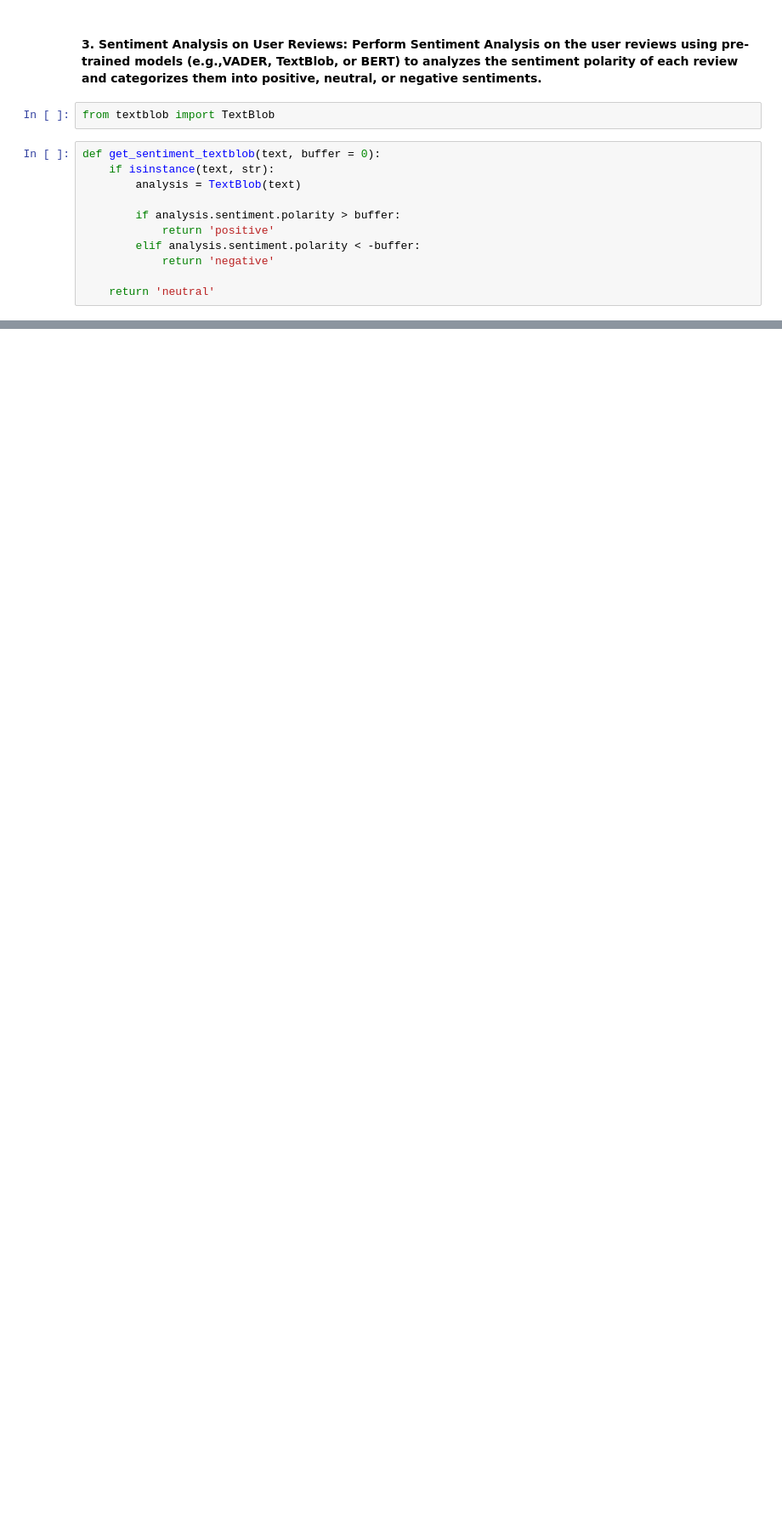
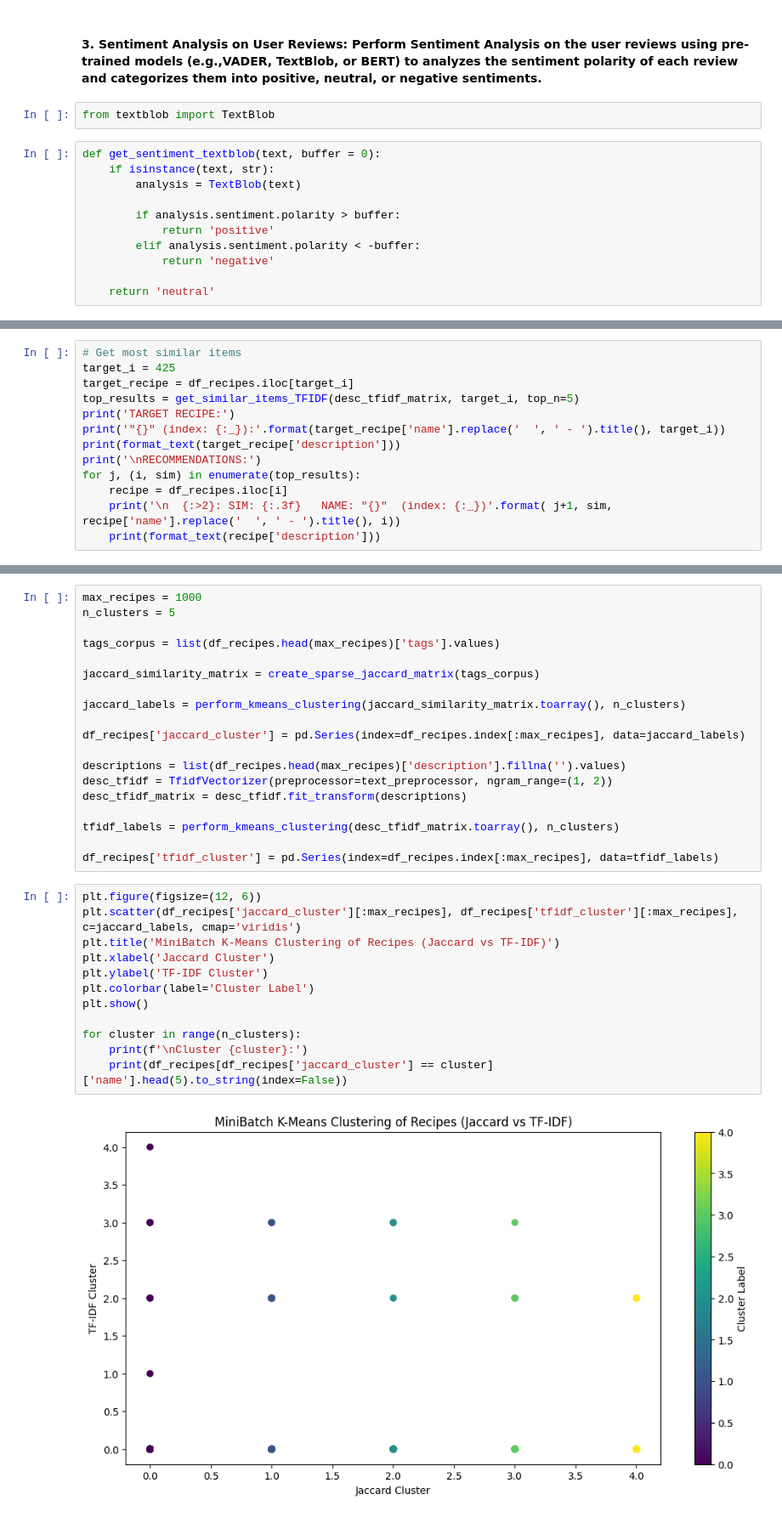
Before and after one commit to MattThePerson/NLP_Project_2024, a Jupyter notebook: pau_notebook.ipynb, the cells around one changed output, grey strips where cells are left out. Shown at 85% size. Drawn from its saved outputs; the diff is of its cells as text; blank space fills up the shorter version.

```diff
--- a/pau_notebook.ipynb
+++ b/pau_notebook.ipynb
@@ -56,0 +272,13 @@ df_interact_subset.head(reviews_to_show)
+# %%
+# Get most similar items
+target_i = 425
+target_recipe = df_recipes.iloc[target_i]
+top_results = get_similar_items_TFIDF(desc_tfidf_matrix, target_i, top_n=5)
+print('TARGET RECIPE:')
+print('"{}" (index: {:_}):'.format(target_recipe['name'].replace('  ', ' - ').title(), target_i))
+print(format_text(target_recipe['description']))
+print('\nRECOMMENDATIONS:')
+for j, (i, sim) in enumerate(top_results):
+    recipe = df_recipes.iloc[i]
+    print('\n  {:>2}: SIM: {:.3f}   NAME: "{}"  (index: {:_})'.format( j+1, sim, recipe['name'].replace('  ', ' - ').title(), i))
+    print(format_text(recipe['description']))
@@ -56,0 +334,33 @@ df_interact_subset.head(reviews_to_show)
+# %%
+max_recipes = 1000
+n_clusters = 5
+
+tags_corpus = list(df_recipes.head(max_recipes)['tags'].values)
+
+jaccard_similarity_matrix = create_sparse_jaccard_matrix(tags_corpus)
+
+jaccard_labels = perform_kmeans_clustering(jaccard_similarity_matrix.toarray(), n_clusters)
+
+df_recipes['jaccard_cluster'] = pd.Series(index=df_recipes.index[:max_recipes], data=jaccard_labels)
+
+descriptions = list(df_recipes.head(max_recipes)['description'].fillna('').values)
+desc_tfidf = TfidfVectorizer(preprocessor=text_preprocessor, ngram_range=(1, 2))
+desc_tfidf_matrix = desc_tfidf.fit_transform(descriptions)
+
+tfidf_labels = perform_kmeans_clustering(desc_tfidf_matrix.toarray(), n_clusters)
+
+df_recipes['tfidf_cluster'] = pd.Series(index=df_recipes.index[:max_recipes], data=tfidf_labels)
+# %%
+plt.figure(figsize=(12, 6))
+plt.scatter(df_recipes['jaccard_cluster'][:max_recipes], df_recipes['tfidf_cluster'][:max_recipes], c=jaccard_labels, cmap='viridis')
+plt.title('MiniBatch K-Means Clustering of Recipes (Jaccard vs TF-IDF)')
+plt.xlabel('Jaccard Cluster')
+plt.ylabel('TF-IDF Cluster')
+plt.colorbar(label='Cluster Label')
+plt.show()
+
+for cluster in range(n_clusters):
+    print(f'\nCluster {cluster}:')
+    print(df_recipes[df_recipes['jaccard_cluster'] == cluster]['name'].head(5).to_string(index=False))
+# %% [output]
+[figure, added]
```
Also changed, not shown: parts of 31 cells of this notebook.
